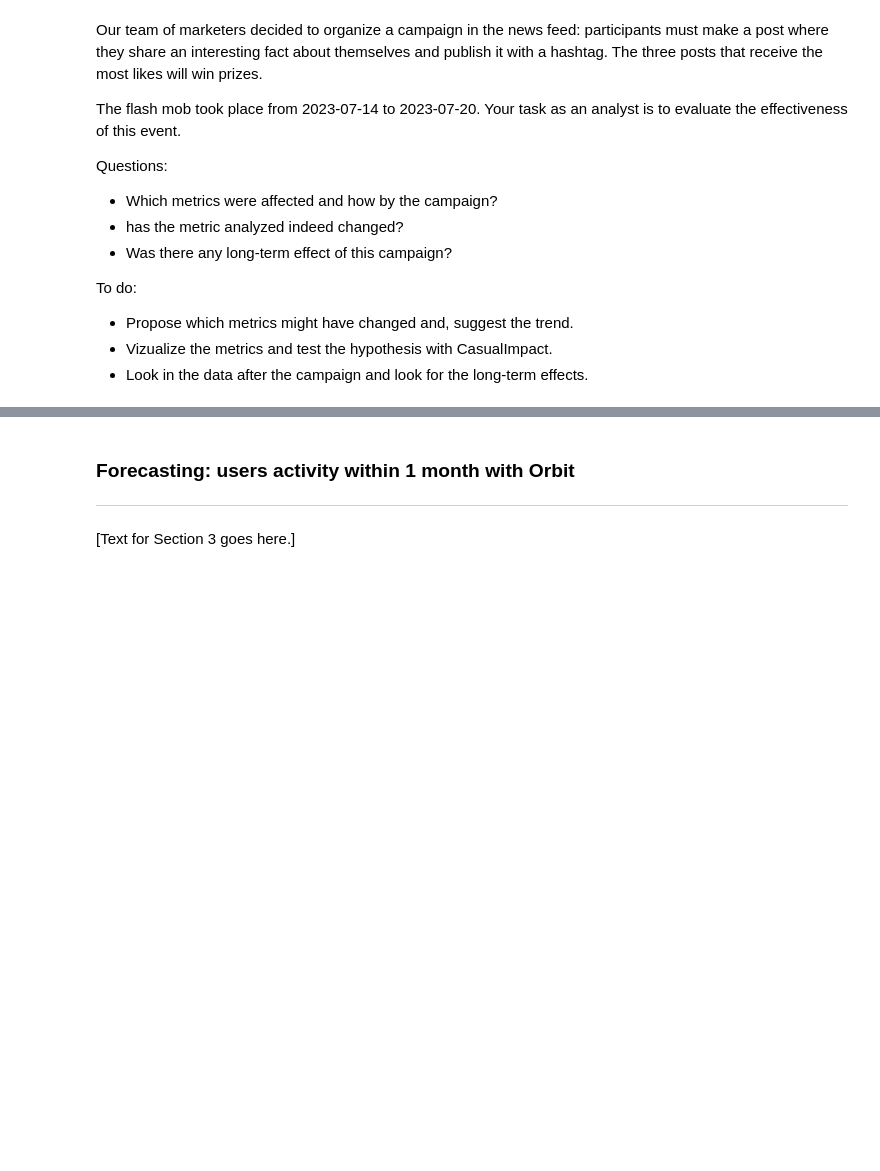
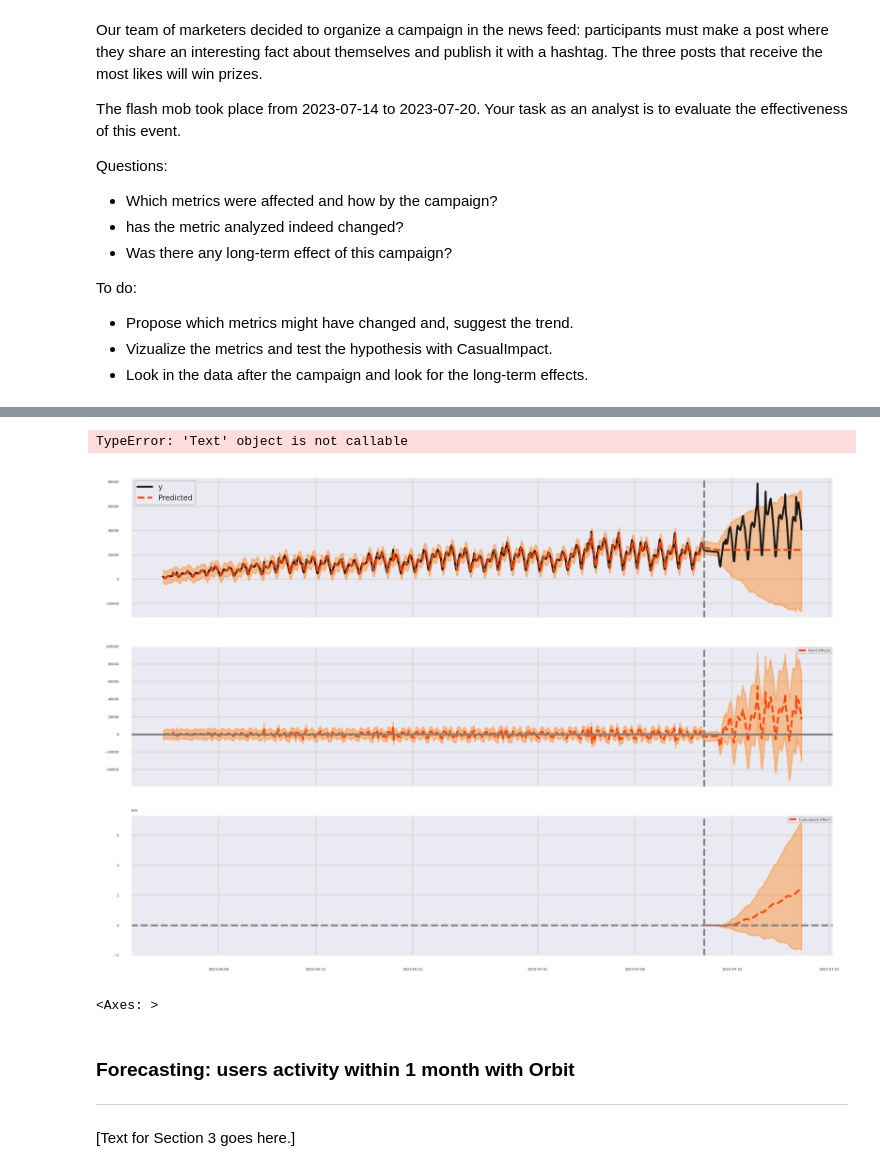
Before and after one commit to dm-shr/social-network-analytics, a Jupyter notebook: Module-7-predictive-modeling.ipynb, the cells around one changed output, grey strips where cells are left out. Drawn from its saved outputs; the diff is of its cells as text; code cells hidden in the pictures; blank space fills up the shorter version.

```diff
--- a/Module-7-predictive-modeling.ipynb
+++ b/Module-7-predictive-modeling.ipynb
@@ -133,3 +559,27 @@ To visualize and further have a deep dive into the data, we would need
+# %%
+ci.plot(show=False)
+fig = plt.gcf()
+# List all axes in the figure
+all_axes = fig.get_axes()
+
+# Print each axes object
+for ax in all_axes:
+    ax.legend(fontsize=35 * SCALE)
+    ax.title(fontsize=18 * SCALE)
+    ax.set_xlabel(fontsize=18 * SCALE)
+    ax.set_ylabel(fontsize=18 * SCALE)
+
+    # Set the new tick labels
+    ax.tick_params(axis='x', rotation=45, labelsize=18 * SCALE)
+    ax.tick_params(axis='y', rotation=0, labelsize=18 * SCALE)
+# fig.set_legend(fontsize=35 * SCALE)
+# %% [output]
+TypeError: 'Text' object is not callable
+[figure, added]
+# %%
+ax
+# %% [output]
+<Axes: >
 # %% [markdown]
 <a id="section-3"></a>
 ### Forecasting: users activity within 1 month with Orbit
```
Also changed, not shown: parts of 20 cells of this notebook, 2 other files.
